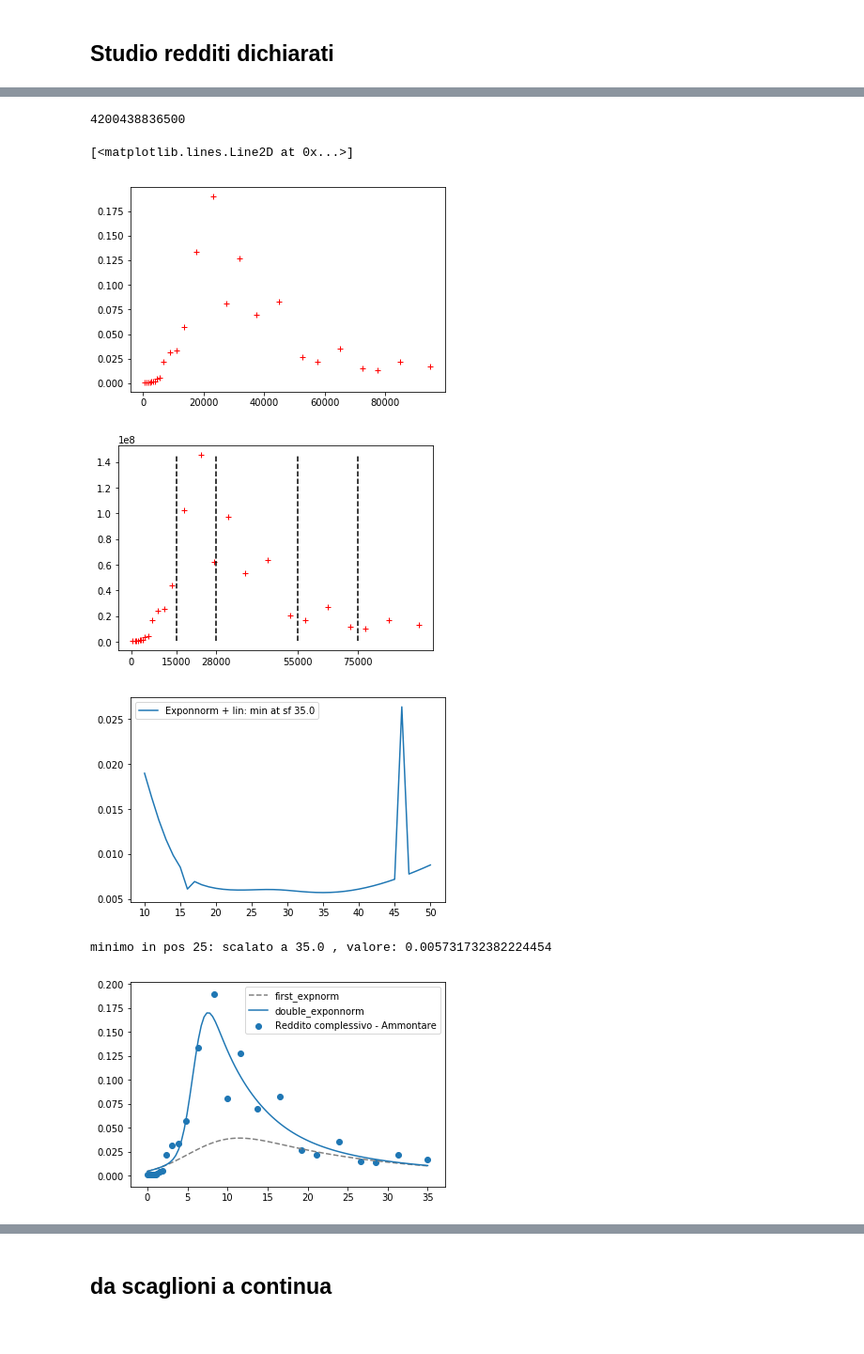
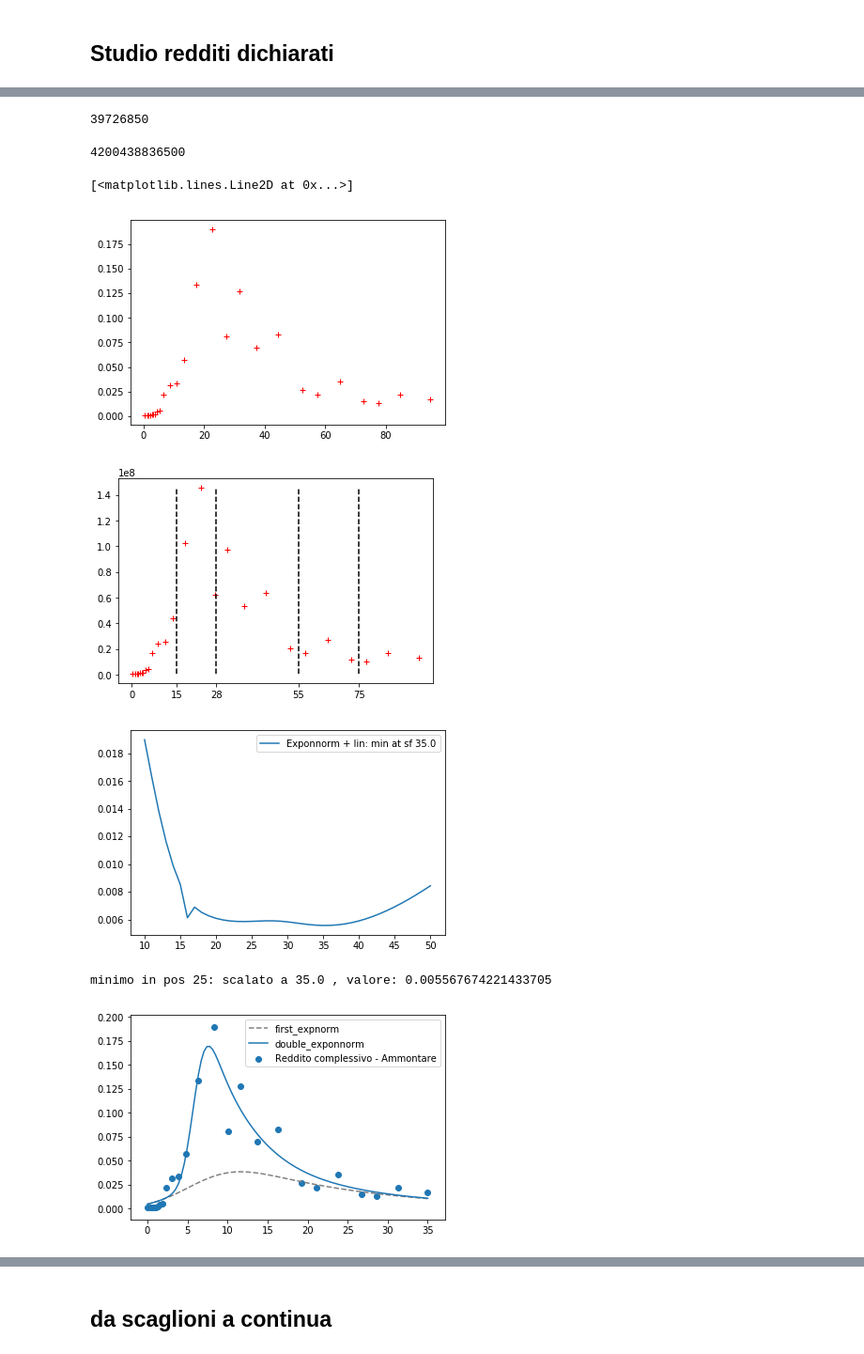
Before and after one commit to vlavorini/studio_irpef, a Jupyter notebook: primo.ipynb, the cells around one changed output, grey strips where cells are left out. Shown at 94% size. Drawn from its saved outputs; the diff is of its cells as text; code cells hidden in the pictures.

```diff
--- a/primo.ipynb
+++ b/primo.ipynb
@@ -33,16 +92,12 @@ def calc_sq_diff(a, b):
 df = pd.read_csv("irpef2.csv", delimiter=";", decimal=",", thousands=".")
 # %%
-def calc_vc(val):
+'''def calc_vc(val):
 
     val_sep = val.split("-")
     vc = (int(val_sep[1]) - int(val_sep[0]))/2 + int(val_sep[0])
     return vc
-df["valore_centrale"] = df['Codice'].apply(calc_vc)
+df["valore_centrale"] = df['Codice'].apply(calc_vc)'''
 
-def calc_larg(val):
 
-    val_sep = val.split("-")
-    l = (int(val_sep[1]) - int(val_sep[0]))
-    return l
 df["larghezza"] = df['Codice'].apply(calc_larg)
-df = df[df['valore_centrale']<100000]
+df = df[df['Reddito complessivo - Media']<100]
@@ -49,3 +137,7 @@ df = df[df['valore_centrale']<100000]
+# %%
+df['Numero contribuenti'].sum()
+# %% [output]
+39726850
 # %%
 df['area_loc'] = df["larghezza"]* df["Reddito complessivo - Ammontare"]
 area_tot = np.sum(df['area_loc'])
@@ -54,13 +146,13 @@ area_tot
 4200438836500
 # %%
 y_norm =  df["Reddito complessivo - Ammontare"]/area_tot
-plt.plot(df['valore_centrale'], y_norm/np.sum(y_norm), 'r+')
+plt.plot(df['Reddito complessivo - Media'], y_norm/np.sum(y_norm), 'r+')
 # %% [output]
 [<matplotlib.lines.Line2D at 0x...>]
-[figure, old version]
+[figure, new version]
 # %%
 y4plot = df["Reddito complessivo - Ammontare"]#/1e8+2
-plt.plot(df['valore_centrale'], y4plot, 'r+')
+plt.plot(df['Reddito complessivo - Media'], y4plot, 'r+')
 
 max_y = np.max(y4plot)
 min_y = np.min(y4plot)
@@ -70,7 +162,7 @@ for s in scaglioni:
         continue
     plt.plot([s, s], [min_y, max_y], '--', color = 'k')
 # %% [output]
-[figure, old version]
+[figure, new version]
 # %%
 def double_exponnorm(x, p0, p1, p2, p3):
     return stats.exponnorm.pdf(x,  p0, p1, p2) + stats.exponnorm.pdf(x,  p0, p1, p3)
@@ -82,40 +174,40 @@ y2use = y_norm/np.sum(y_norm)
 last = 100
 tutti_pars = []
 for sf in rescaled:
-    x_sc = scale(df['valore_centrale'], sf)
+    x_sc, _, _ = scale(df['Reddito complessivo - Media'], sf)
     initial = [5, 3, 0.8, 0.4]
     try:
         pars, cov = curve_fit(double_exponnorm, x_sc, y2use, p0 = initial)#, bounds=bounds)
         tutti_pars .append(pars)
         sq_err = calc_sq_diff(double_exponnorm(x_sc, pars[0], pars[1], pars[2], pars[3]), y2use)
         sq_errs.append(sq_err)
         last = sq_err
     except RuntimeError:
         sq_errs.append(last)
 min_at=np.argmin(sq_errs)
 sf_scelto = rescaled[min_at]
 errore = sq_errs[min_at]
 pars_scelti = tutti_pars[min_at]
 
 plt.plot(rescaled, sq_errs, label = f"Exponnorm + lin: min at sf {sf_scelto}")
 plt.legend()
 plt.show()
 
 
 print (f"minimo in pos {min_at}: scalato a {sf_scelto} , valore: {errore}")
 
 xt = np.linspace(0, sf_scelto, 100)
 y1 = stats.exponnorm.pdf(xt, pars_scelti[0], pars_scelti[1], pars_scelti[2])
 yt = double_exponnorm(xt, pars_scelti[0], pars_scelti[1], pars_scelti[2], pars_scelti[3])
 
 plt.plot(xt, y1, '--', label='first_expnorm', color = 'grey')
 plt.plot(xt, yt, label="double_exponnorm")
 
-x_sc = scale(df['valore_centrale'], sf_scelto)
+x_sc, sc_min, sc_max = scale(df['Reddito complessivo - Media'], sf_scelto)
 plt.scatter(x_sc, y2use)
 plt.legend()
 plt.show()
 # %% [output]
-[figure, old version]
+[figure, new version]
-minimo in pos 25: scalato a 35.0 , valore: 0.005731732382224454
+minimo in pos 25: scalato a 35.0 , valore: 0.005567674221433705
 [figure]
```
Also changed, not shown: parts of 16 cells of this notebook.
